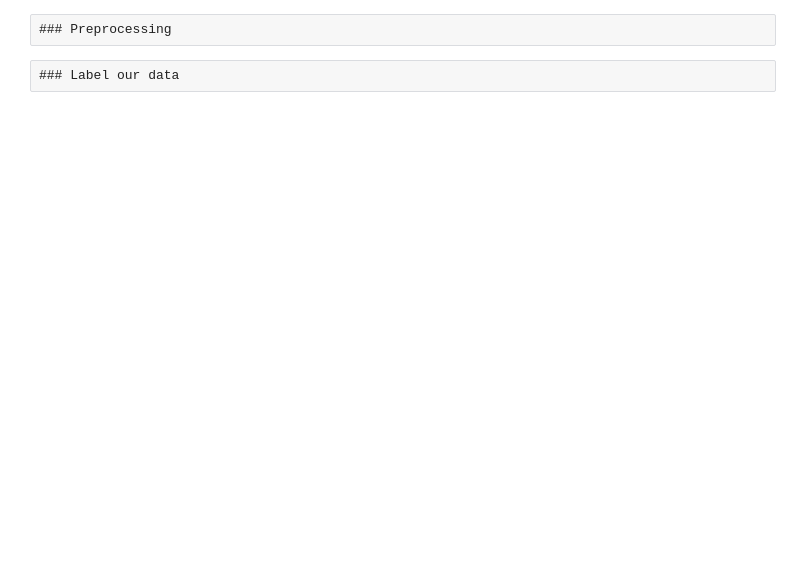
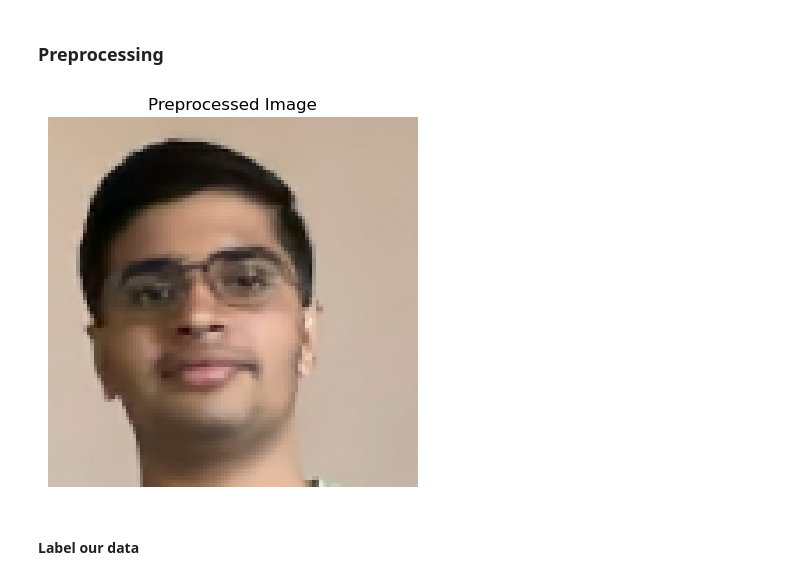
Before and after one commit to Dhruv-2004/Siamese-FaceID, a Jupyter notebook: Siamese_Network.ipynb, the cells around one changed output. Saved outputs shown, nothing was run; the diff lists cells and outputs as text; code cells hidden in the pictures; blank space fills up the shorter version.

```diff
--- a/Siamese_Network.ipynb
+++ b/Siamese_Network.ipynb
@@ -69,5 +73,5 @@ print(test.next())
-# %% [raw]
-### Preprocessing
+# %% [markdown]
+### Preprocessing
 # %%
 def preprocess(file_path):
 
@@ -80,13 +84,15 @@ def preprocess(file_path):
     return img
 # %%
 # Test preprocessing on a sample image
-img = preprocess('data/target/13dc3050-501b-11f0-884f-eead538d095a.jpg')
+img = preprocess('data/target/45b3a012-533c-11f0-a657-eead538d095b.jpg')
 plt.imshow(img)
 plt.title("Preprocessed Image")
 plt.axis('off')
 plt.show()
+# %% [output]
+[figure, added]
-# %% [raw]
-### Label our data
+# %% [markdown]
+#### Label our data
 # %%
 positives = tf.data.Dataset.zip((target, positive, tf.data.Dataset.from_tensor_slices(tf.ones(len(target)))))
 negatives = tf.data.Dataset.zip((target, negative, tf.data.Dataset.from_tensor_slices(tf.zeros(len(target)))))
```
Also changed, not shown: parts of 181 cells of this notebook, 1 other file.
